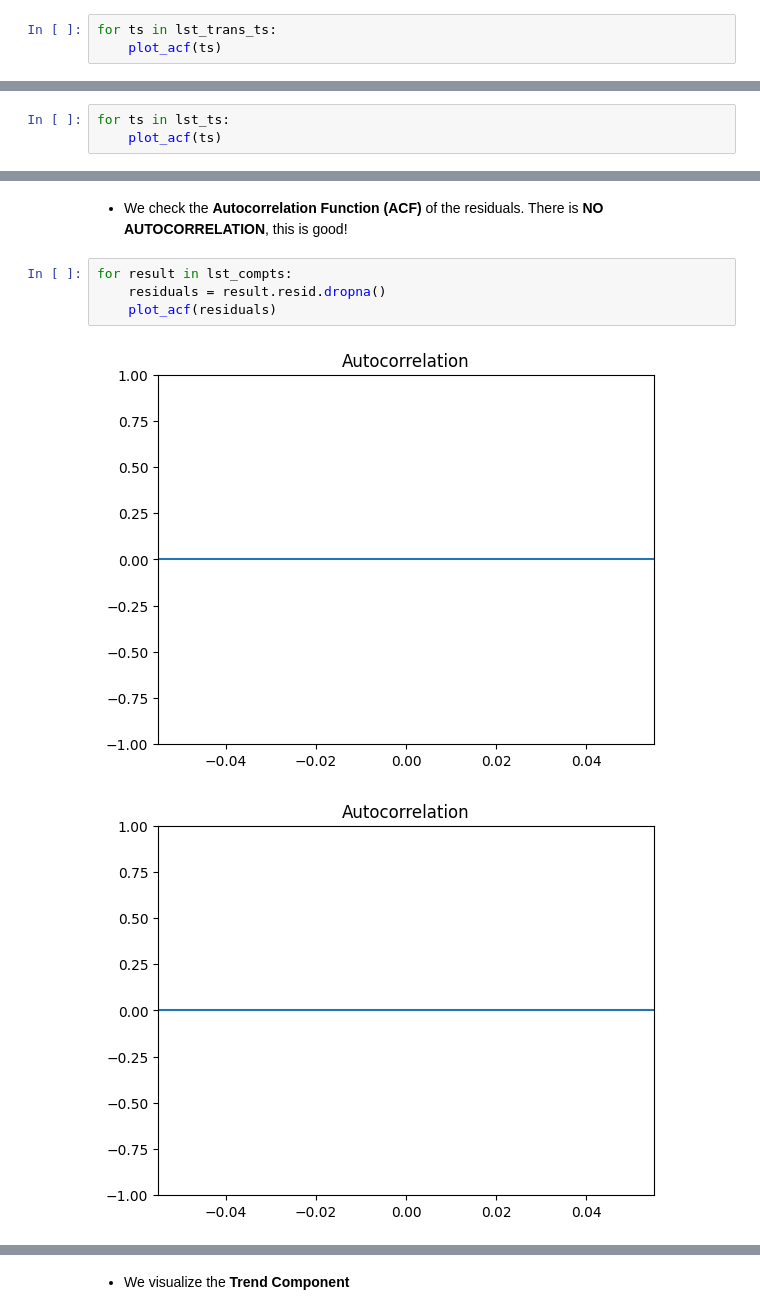
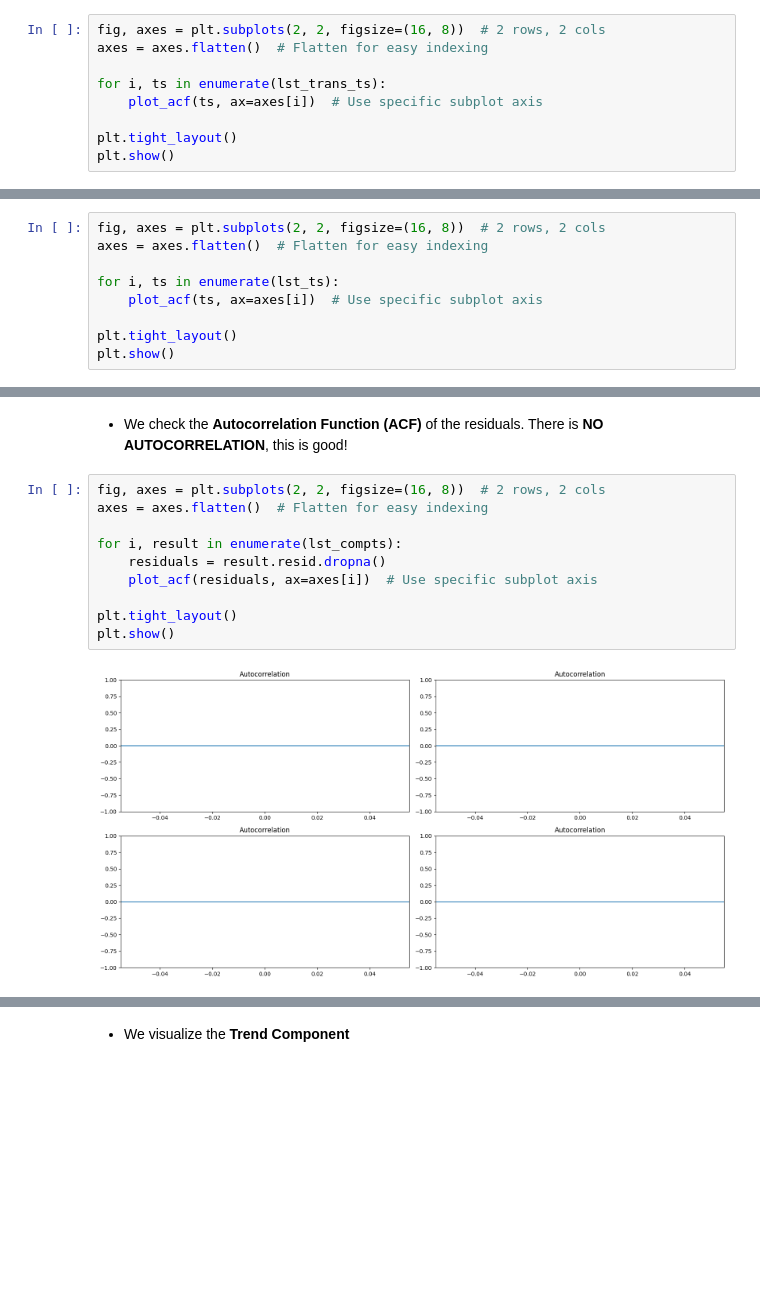
Before and after one commit to owuordickson/t-graank, a Jupyter notebook: analysis/timeseries_analysis.ipynb, the cells around one changed output, grey strips where cells are left out. Saved outputs shown, nothing was run; the diff lists cells and outputs as text; blank space fills up the shorter version.

```diff
--- a/analysis/timeseries_analysis.ipynb
+++ b/analysis/timeseries_analysis.ipynb
@@ -186,6 +184,12 @@ plt.legend()
 * We plot **Autocorrelation** of the timeseries data
 * **Interpretation:** we see that none of the bars for each lag extends beyond the significance bounds. So, it is safe to say that there is no significant autocorrelation in this data.
 # %%
-for ts in lst_trans_ts:
-    plot_acf(ts)
+fig, axes = plt.subplots(2, 2, figsize=(16, 8))  # 2 rows, 2 cols
+axes = axes.flatten()  # Flatten for easy indexing
+
+for i, ts in enumerate(lst_trans_ts):
+    plot_acf(ts, ax=axes[i])  # Use specific subplot axis
+
+plt.tight_layout()
+plt.show()
 # %% [output]
@@ -242,6 +243,12 @@ plt.legend()
 # %% [markdown]
 * We plot **Autocorrelation** of the timeseries data. Again, we see values that none of the bars for each lag extends beyond the significance bounds. So, it is safe to say that there is no significant autocorrelation in this data.
 # %%
-for ts in lst_ts:
-    plot_acf(ts)
+fig, axes = plt.subplots(2, 2, figsize=(16, 8))  # 2 rows, 2 cols
+axes = axes.flatten()  # Flatten for easy indexing
+
+for i, ts in enumerate(lst_ts):
+    plot_acf(ts, ax=axes[i])  # Use specific subplot axis
+
+plt.tight_layout()
+plt.show()
 # %% [output]
@@ -259,9 +263,14 @@ for ts in lst_ts:
 # %% [markdown]
 * We check the **Autocorrelation Function (ACF)** of the residuals. There is **NO AUTOCORRELATION**, this is good!
 # %%
-for result in lst_compts:
+fig, axes = plt.subplots(2, 2, figsize=(16, 8))  # 2 rows, 2 cols
+axes = axes.flatten()  # Flatten for easy indexing
+
+for i, result in enumerate(lst_compts):
     residuals = result.resid.dropna()
-    plot_acf(residuals)
+    plot_acf(residuals, ax=axes[i])  # Use specific subplot axis
+
+plt.tight_layout()
+plt.show()
 # %% [output]
-[figure, old version]
+[figure, new version]
-[figure, removed]
```
Also changed, not shown: parts of 14 cells of this notebook.
